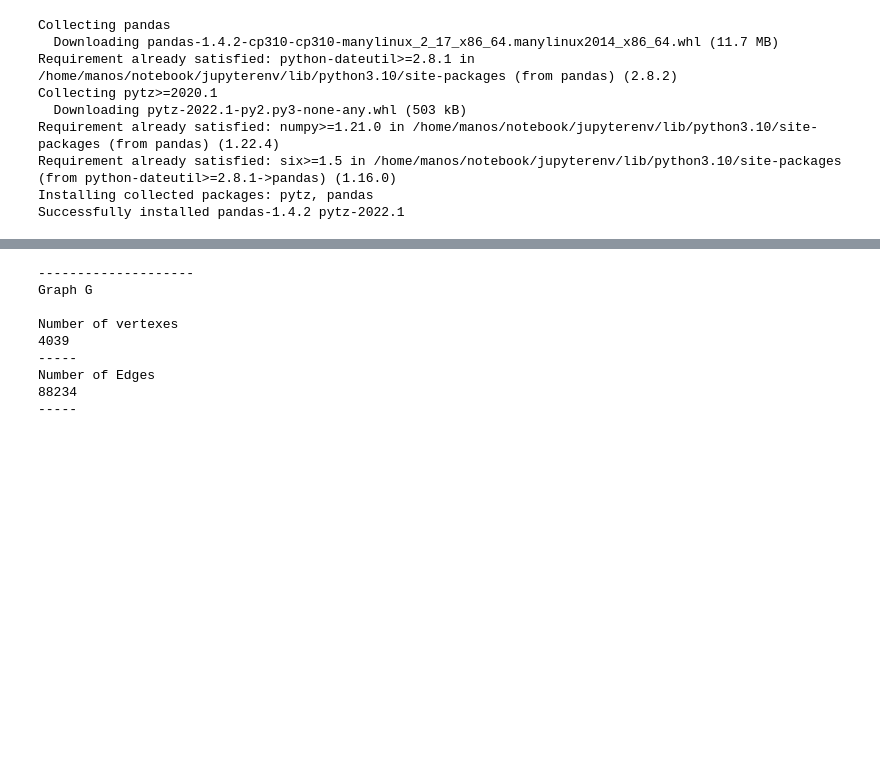
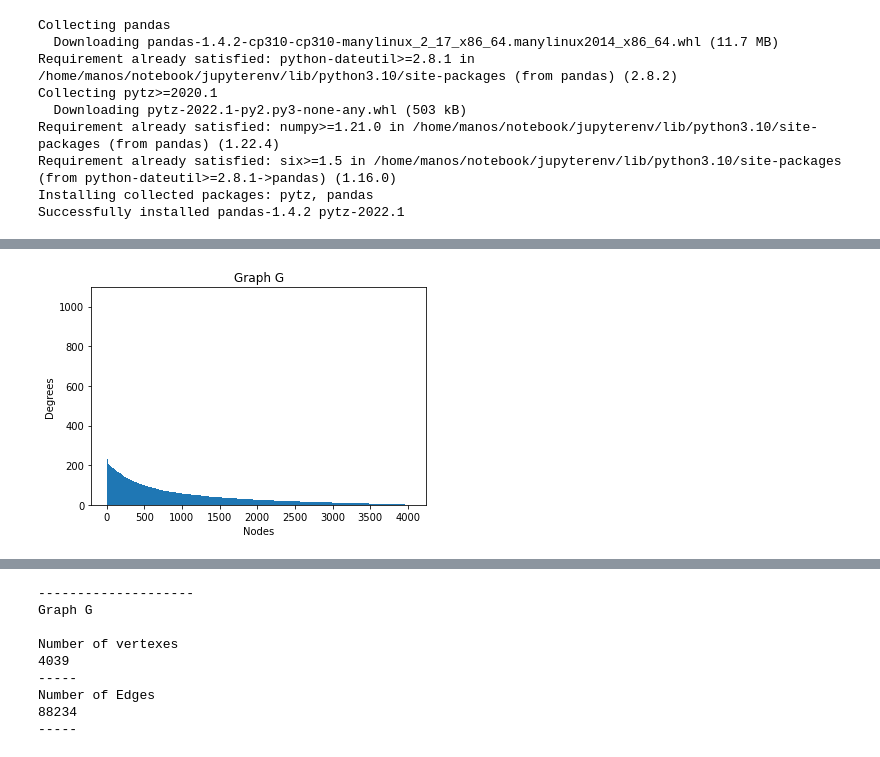
Before and after one commit to ManosMorf97/Social_Network_Tasks, a Jupyter notebook: Metrices.ipynb, the cells around one changed output, grey strips where cells are left out. Saved outputs shown, nothing was run; the diff lists cells and outputs as text; code cells hidden in the pictures; blank space fills up the shorter version.

```diff
--- a/Metrices.ipynb
+++ b/Metrices.ipynb
@@ -88,0 +89,12 @@ plot_graph(V,"V")
+# %%
+def power_law(Graph,Graph_name,width_par=1.0):
+    dictionary=dict(Graph.degree(Graph.nodes()))
+    plt.title("Graph "+Graph_name)
+    plt.bar(range(len(dictionary.keys())),sorted(dictionary.values(),reverse=True),width=width_par)
+    plt.xlabel('Nodes')
+    plt.ylabel('Degrees')
+    plt.show()
+# %%
+power_law(G,"G")
+# %% [output]
+[figure, added]
```
Also changed, not shown: parts of 4 cells of this notebook, 2 other files.
